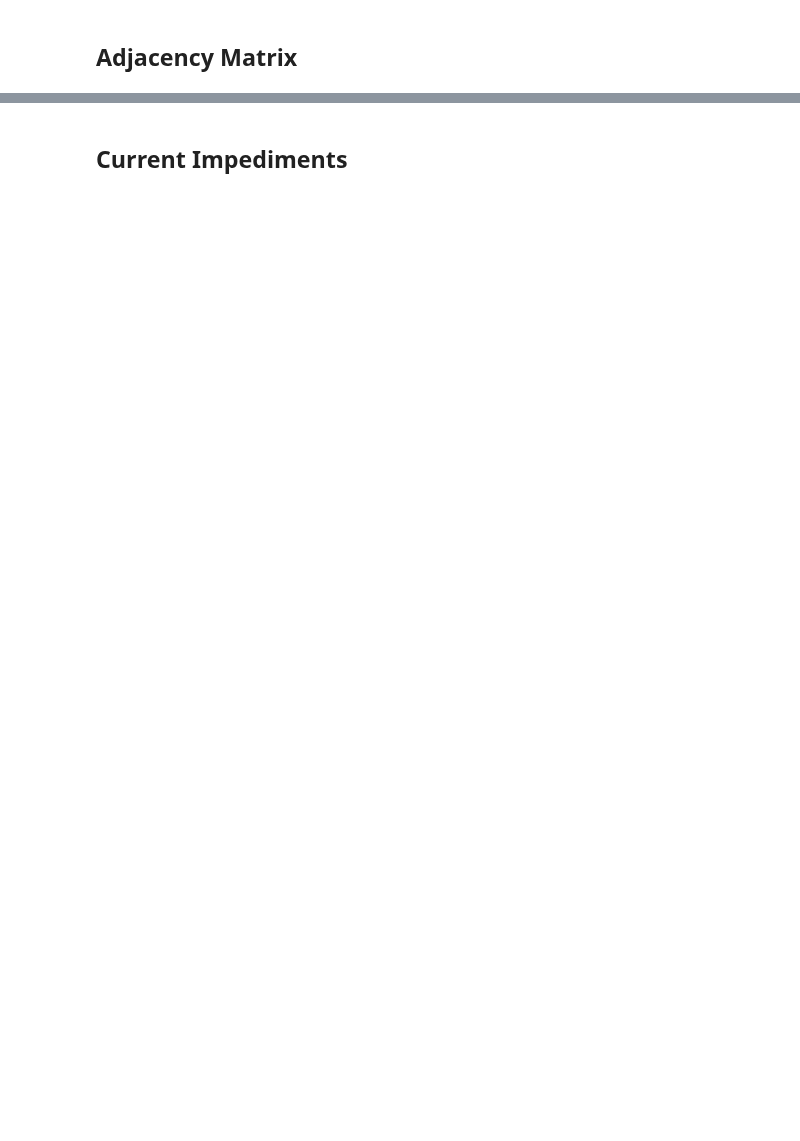
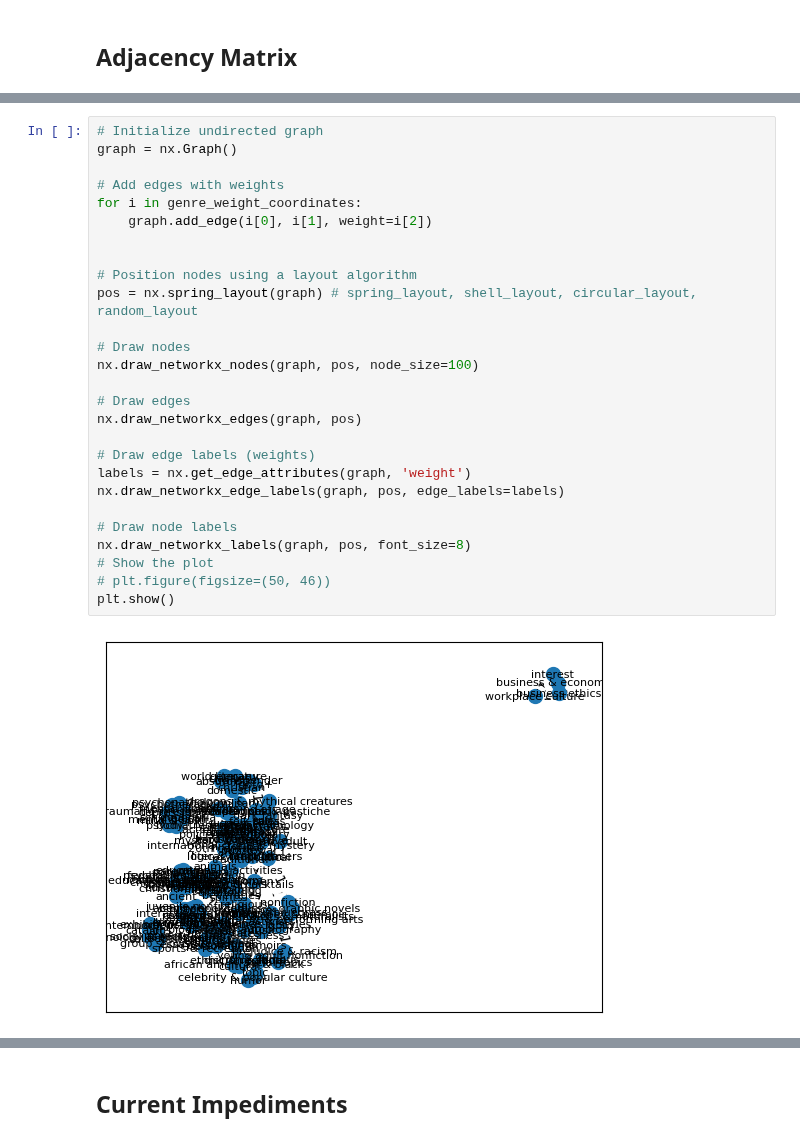
Before and after one commit to rsa-captech/rachel-recommender, a Jupyter notebook: notebook.ipynb, the cells around one changed output, grey strips where cells are left out. Drawn from its saved outputs; the diff is of its cells as text; blank space fills up the shorter version.

```diff
--- a/notebook.ipynb
+++ b/notebook.ipynb
@@ -778,0 +742,29 @@ print(adj_matrix)
+# %%
+# Initialize undirected graph
+graph = nx.Graph()
+
+# Add edges with weights
+for i in genre_weight_coordinates:
+    graph.add_edge(i[0], i[1], weight=i[2])
+
+
+# Position nodes using a layout algorithm
+pos = nx.spring_layout(graph) # spring_layout, shell_layout, circular_layout, random_layout
+
+# Draw nodes
+nx.draw_networkx_nodes(graph, pos, node_size=100)
+
+# Draw edges
+nx.draw_networkx_edges(graph, pos)
+
+# Draw edge labels (weights)
+labels = nx.get_edge_attributes(graph, 'weight')
+nx.draw_networkx_edge_labels(graph, pos, edge_labels=labels)
+
+# Draw node labels
+nx.draw_networkx_labels(graph, pos, font_size=8)
+# Show the plot
+# plt.figure(figsize=(50, 46))
+plt.show()
+# %% [output]
+[figure, added]
```
Also changed, not shown: parts of 19 cells of this notebook.
